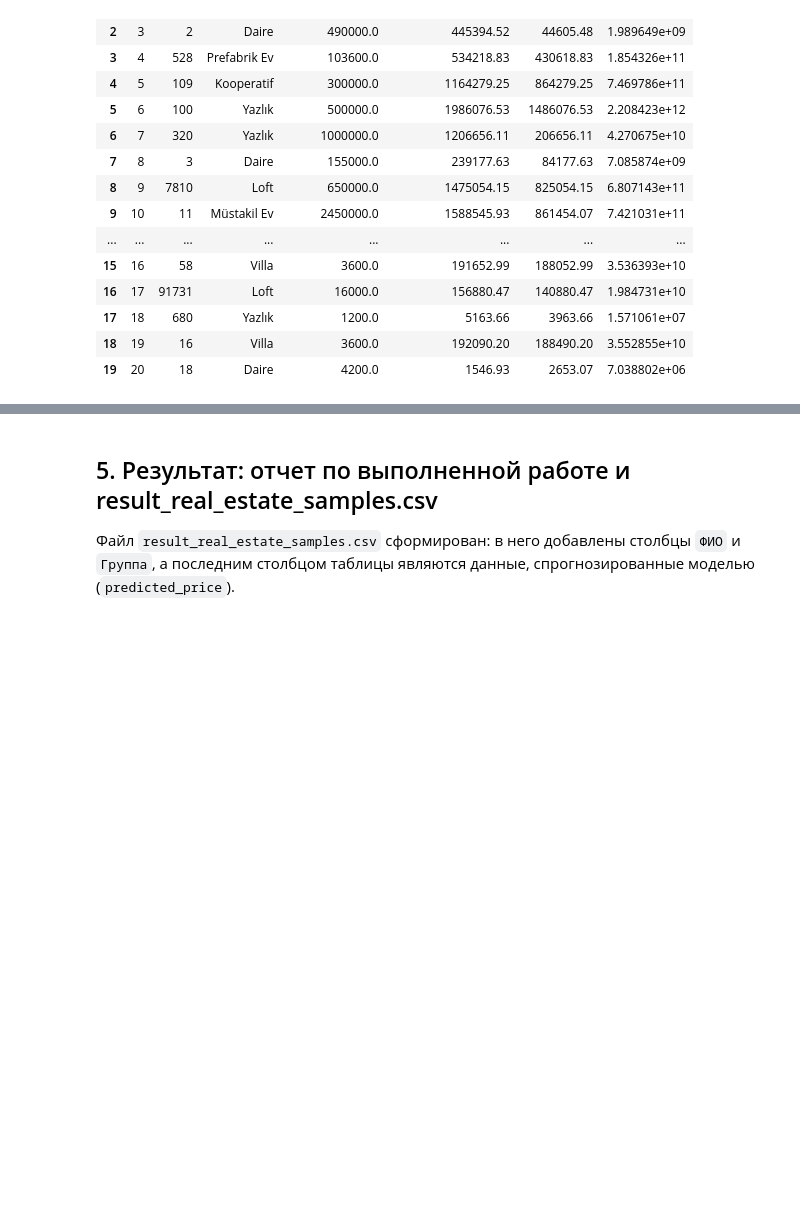
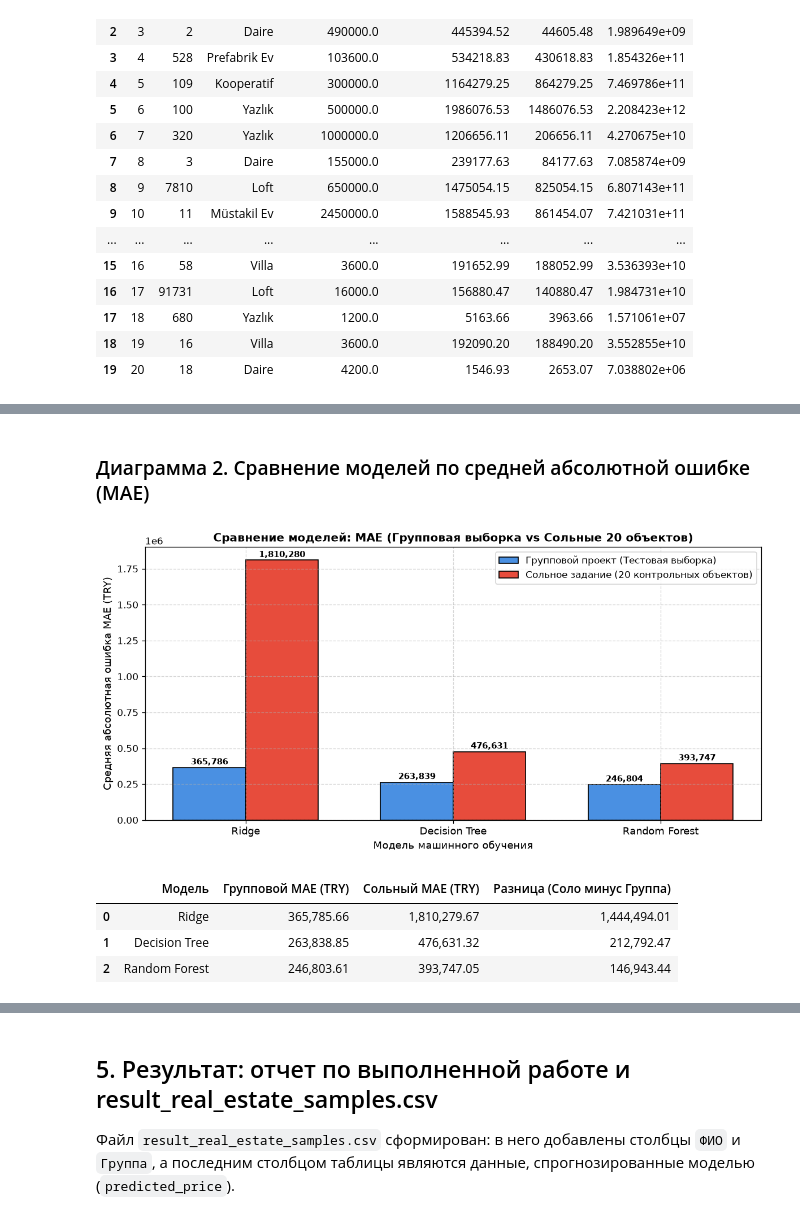
Before and after one commit to maksibatullinarturovich-lab/Moibd, a Jupyter notebook: moibd_estate/solo_assignment/solo_evaluation.ipynb, the cells around one changed output, grey strips where cells are left out. Drawn from its saved outputs; the diff is of its cells as text; code cells hidden in the pictures; blank space fills up the shorter version.

```diff
--- a/moibd_estate/solo_assignment/solo_evaluation.ipynb
+++ b/moibd_estate/solo_assignment/solo_evaluation.ipynb
@@ -229,0 +220,40 @@ display(Image(filename='charts/chart8_radar_model_profile.png'))
+# %% [markdown]
+### Диаграмма 2. Сравнение моделей по средней абсолютной ошибке (MAE)
+# %%
+models_list = ['Ridge', 'Decision Tree', 'Random Forest']
+x_indices = np.arange(len(models_list))
+bar_width = 0.35
+
+group_maes = [df_comp.loc[df_comp['Model'] == m, 'Group_Test_MAE'].values[0] for m in models_list]
+solo_maes = [df_comp.loc[df_comp['Model'] == m, 'Solo_Manual_MAE'].values[0] for m in models_list]
+
+plt.figure(figsize=(10, 5))
+plt.bar(x_indices - bar_width/2, group_maes, width=bar_width, label='Групповой проект (Тестовая выборка)', color='#4A90E2', edgecolor='black')
+plt.bar(x_indices + bar_width/2, solo_maes, width=bar_width, label='Сольное задание (20 контрольных объектов)', color='#E74C3C', edgecolor='black')
+
+for i in range(len(models_list)):
+    plt.text(x_indices[i] - bar_width/2, group_maes[i] + max(group_maes)*0.02, f'{group_maes[i]:,.0f}', ha='center', va='bottom', fontsize=9, fontweight='bold')
+    plt.text(x_indices[i] + bar_width/2, solo_maes[i] + max(group_maes)*0.02, f'{solo_maes[i]:,.0f}', ha='center', va='bottom', fontsize=9, fontweight='bold')
+
+plt.title('Сравнение моделей: MAE (Групповая выборка vs Сольные 20 объектов)', fontsize=12, fontweight='bold')
+plt.xlabel('Модель машинного обучения', fontsize=11)
+plt.ylabel('Средняя абсолютная ошибка MAE (TRY)', fontsize=11)
+plt.xticks(x_indices, models_list, fontsize=11)
+plt.legend(frameon=True)
+plt.grid(True, linestyle='--', alpha=0.5)
+plt.tight_layout()
+plt.show()
+
+mae_table = pd.DataFrame({
+    'Модель': models_list,
+    'Групповой MAE (TRY)': [f'{v:,.2f}' for v in group_maes],
+    'Сольный MAE (TRY)': [f'{v:,.2f}' for v in solo_maes],
+    'Разница (Соло минус Группа)': [f'{s - g:,.2f}' for g, s in zip(group_maes, solo_maes)]
+})
+display(mae_table)
+# %% [output]
+[figure, added]
+|  | Модель | Групповой MAE (TRY) | Сольный MAE (TRY) | Разница (Соло минус Группа) |
+| 0 | Ridge | 365,785.66 | 1,810,279.67 | 1,444,494.01 |
+| 1 | Decision Tree | 263,838.85 | 476,631.32 | 212,792.47 |
+| 2 | Random Forest | 246,803.61 | 393,747.05 | 146,943.44 |
```
Also changed, not shown: parts of 23 cells of this notebook.
